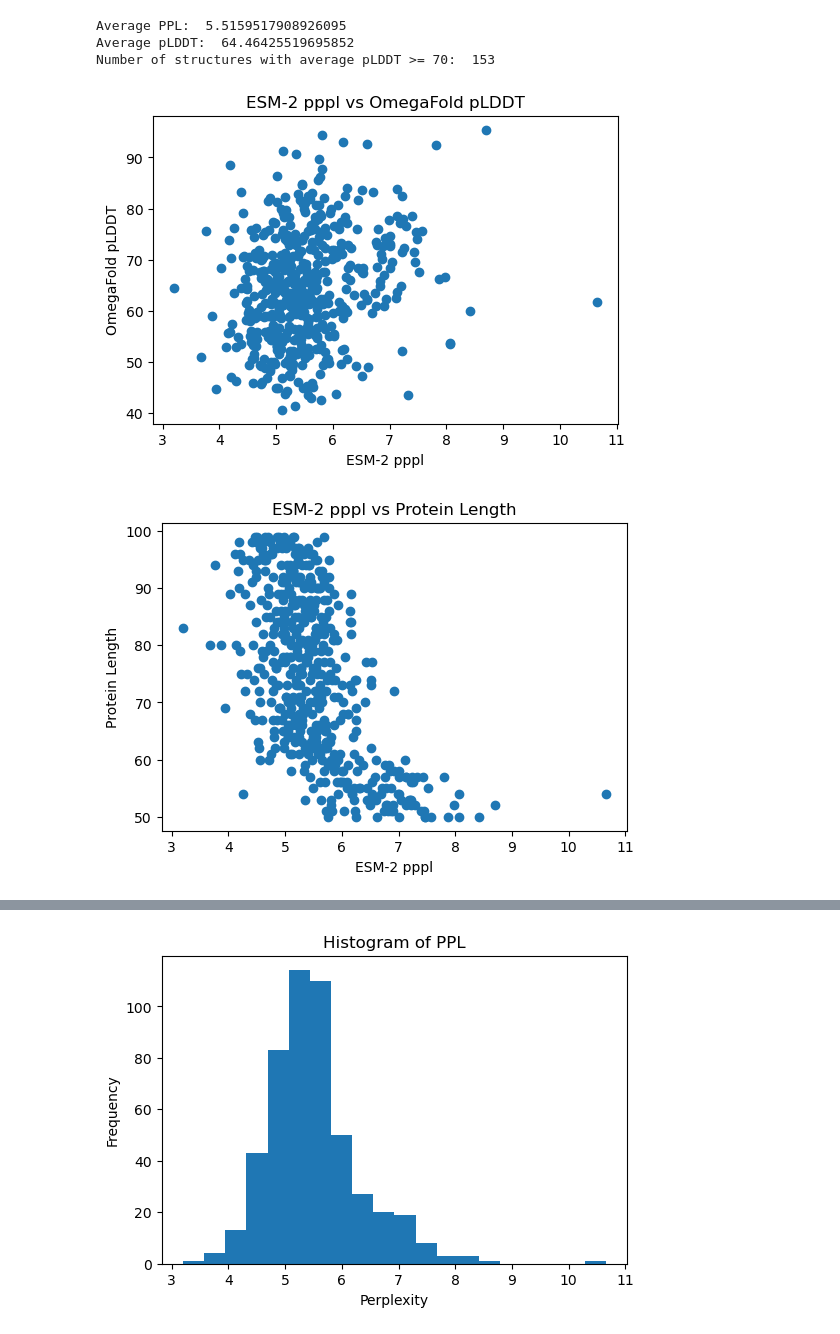
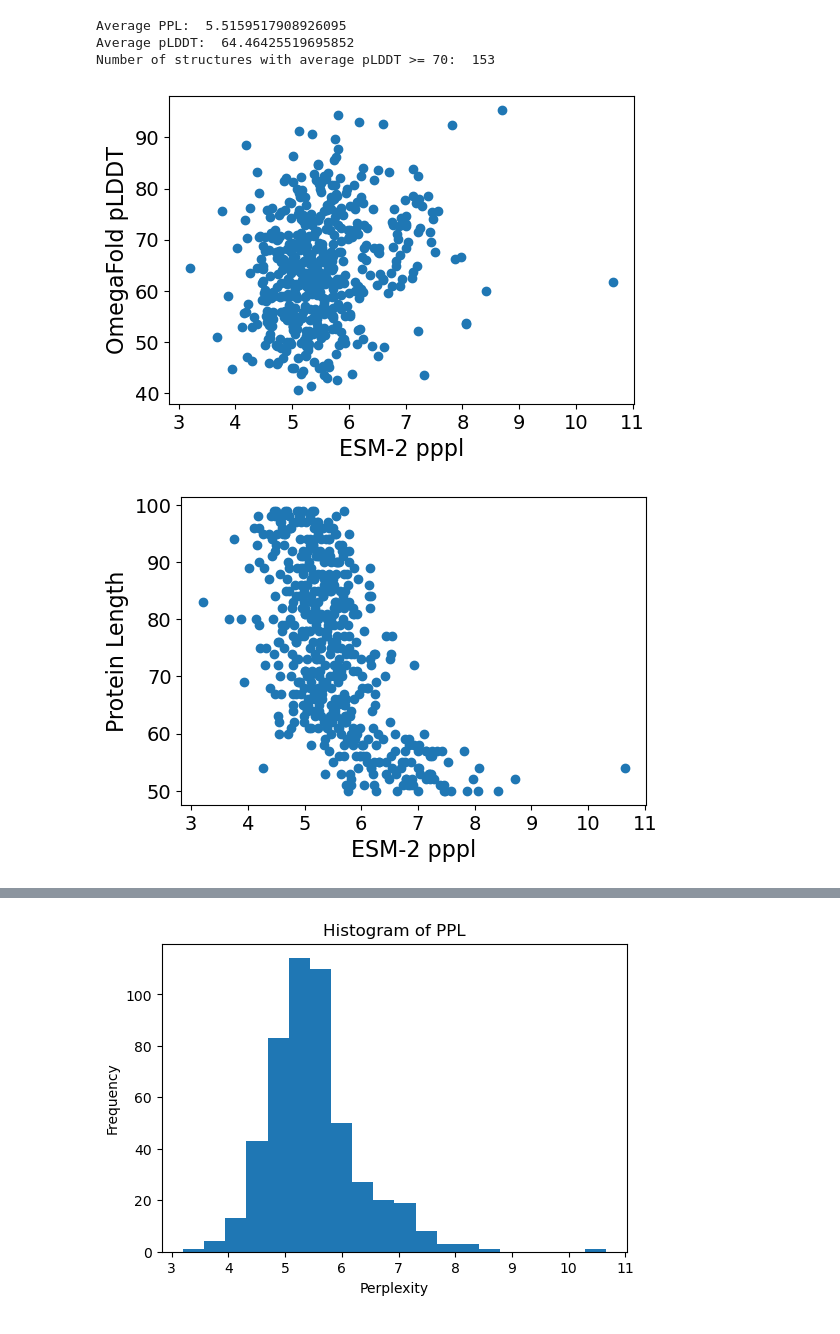
Before and after one commit to mehulbhuradia/Enzymix, a Jupyter notebook: sequence_plots.ipynb, the cells around one changed output, grey strips where cells are left out. Cells and saved outputs as stored; diff of their text form; code cells hidden in the pictures.

```diff
--- a/sequence_plots.ipynb
+++ b/sequence_plots.ipynb
@@ -37,27 +37,29 @@ Number of structures with average pLDDT >= 70:  153
 # %%
 # Make a scatter plot of PPL vs pLDDT
 # Fixed figure size
 import matplotlib.pyplot as plt
 plt.figure(figsize=(6, 4))
 plt.scatter(ppls, bs)
-plt.xlabel('ESM-2 pppl')
-plt.ylabel('OmegaFold pLDDT')
-plt.title('ESM-2 pppl vs OmegaFold pLDDT')
-plt.savefig('saved_plots/ppl_vs_bfactor.png')
+plt.xlabel('ESM-2 pppl', fontsize=16)
+plt.ylabel('OmegaFold pLDDT', fontsize=16)
+plt.xticks(fontsize=14)
+plt.yticks(fontsize=14)
+plt.savefig('saved_plots/ppl_vs_bfactor.png', dpi=300, bbox_inches='tight')
 plt.show()
 # %% [output]
-[figure, old version]
+[figure, new version]
 # %%
 # Make a scatter plot of PPL vs Length
 plt.figure(figsize=(6, 4))
 plt.scatter(ppls, lengths)
-plt.xlabel('ESM-2 pppl')
-plt.ylabel('Protein Length')
-plt.title('ESM-2 pppl vs Protein Length')
-plt.savefig('saved_plots/ppl_vs_length.png')
+plt.xlabel('ESM-2 pppl', fontsize=16)
+plt.ylabel('Protein Length', fontsize=16)
+plt.xticks(fontsize=14)
+plt.yticks(fontsize=14)
+plt.savefig('saved_plots/ppl_vs_length.png', dpi=300, bbox_inches='tight')
 plt.show()
 # %% [output]
-[figure, old version]
+[figure, new version]
 # %%
 # Make a scatter plot of pLDDT vs Length
 plt.figure(figsize=(6, 4))
```
Also changed, not shown: parts of 2 cells of this notebook, 10 other files.
